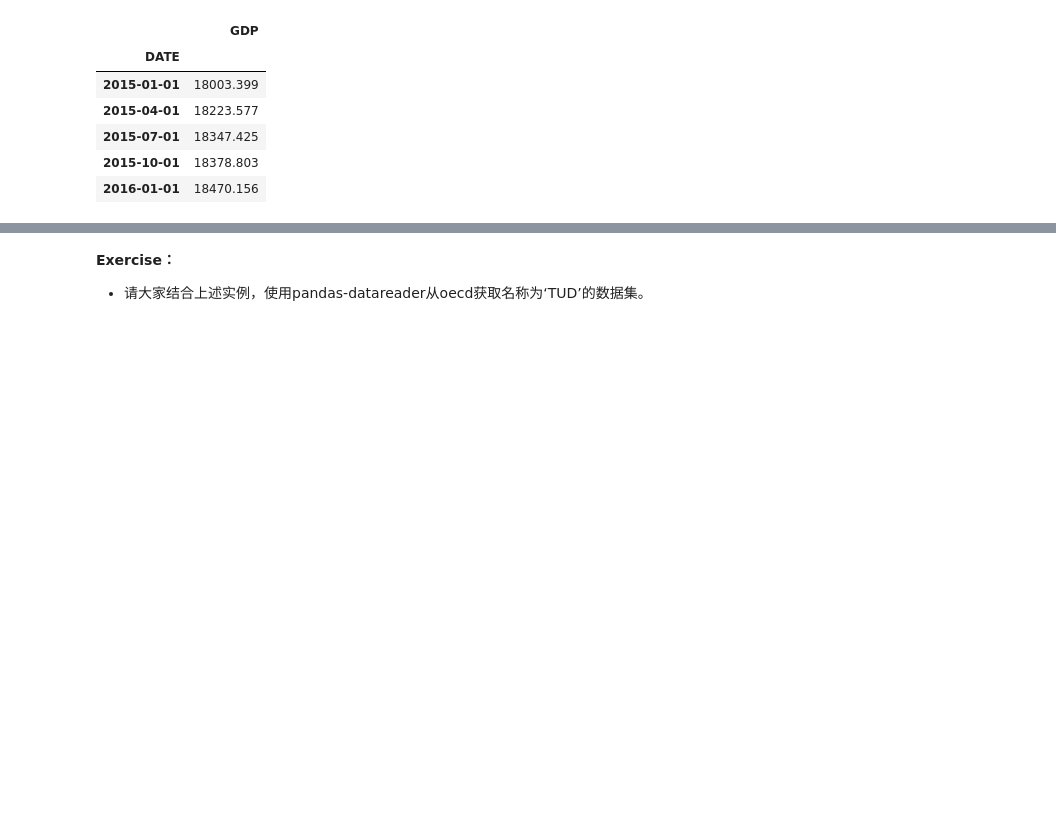
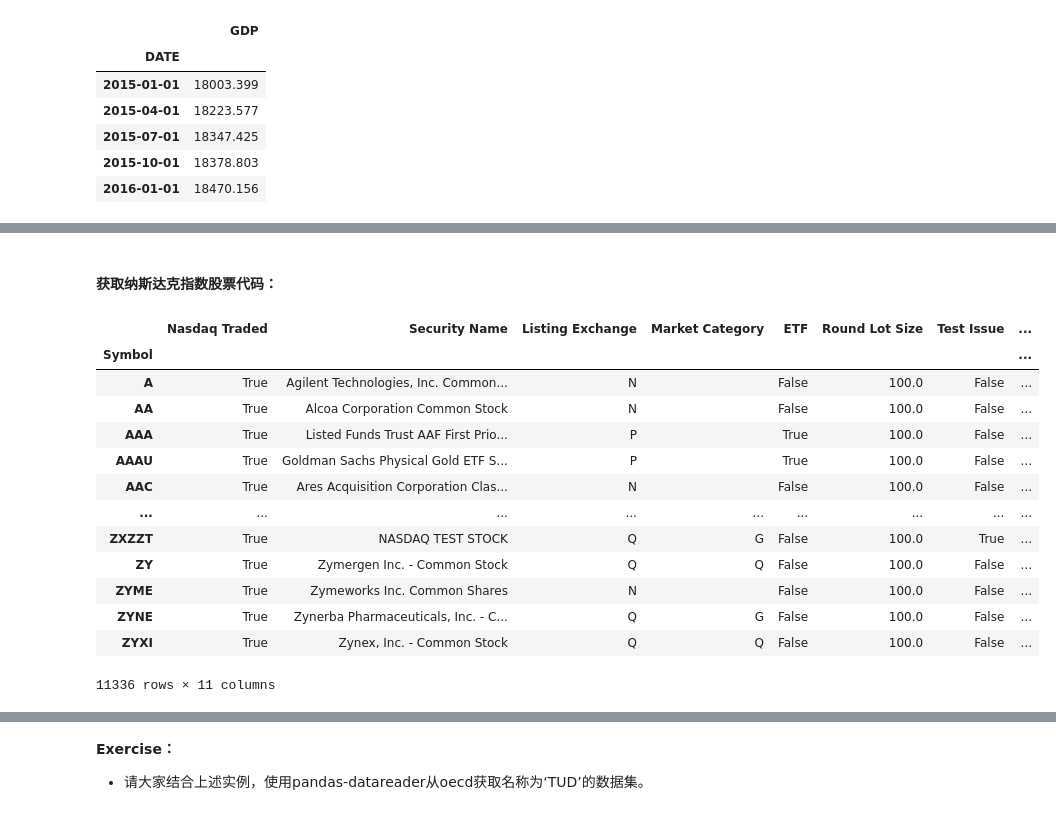
Before and after one commit to superMC5657/jrxy_python_course, a Jupyter notebook: DataSession/API_and_Data_Retrieval.ipynb, the cells around one changed output, grey strips where cells are left out. Drawn from its saved outputs; the diff is of its cells as text; code cells hidden in the pictures; blank space fills up the shorter version.

```diff
--- a/DataSession/API_and_Data_Retrieval.ipynb
+++ b/DataSession/API_and_Data_Retrieval.ipynb
@@ -92,0 +205,19 @@ gdp.head()
+# %% [markdown]
+#### 获取纳斯达克指数股票代码：
+# %%
+pdr.nasdaq_trader.get_nasdaq_symbols()
+# %% [output]
+|  | Nasdaq Traded | Security Name | Listing Exchange | Market Category | ETF | Round Lot Size | Test Issue | ... |
+| Symbol |  |  |  |  |  |  |  | ... |
+| A | True | Agilent Technologies, Inc. Common... | N |  | False | 100.0 | False | ... |
+| AA | True | Alcoa Corporation Common Stock | N |  | False | 100.0 | False | ... |
+| AAA | True | Listed Funds Trust AAF First Prio... | P |  | True | 100.0 | False | ... |
+| AAAU | True | Goldman Sachs Physical Gold ETF S... | P |  | True | 100.0 | False | ... |
+| AAC | True | Ares Acquisition Corporation Clas... | N |  | False | 100.0 | False | ... |
+| ... | ... | ... | ... | ... | ... | ... | ... | ... |
+| ZXZZT | True | NASDAQ TEST STOCK | Q | G | False | 100.0 | True | ... |
+| ZY | True | Zymergen Inc. - Common Stock | Q | Q | False | 100.0 | False | ... |
+| ZYME | True | Zymeworks Inc. Common Shares | N |  | False | 100.0 | False | ... |
+| ZYNE | True | Zynerba Pharmaceuticals, Inc. - C... | Q | G | False | 100.0 | False | ... |
+| ZYXI | True | Zynex, Inc. - Common Stock | Q | Q | False | 100.0 | False | ... |
+11336 rows × 11 columns
```
Also changed, not shown: parts of 39 cells of this notebook.
